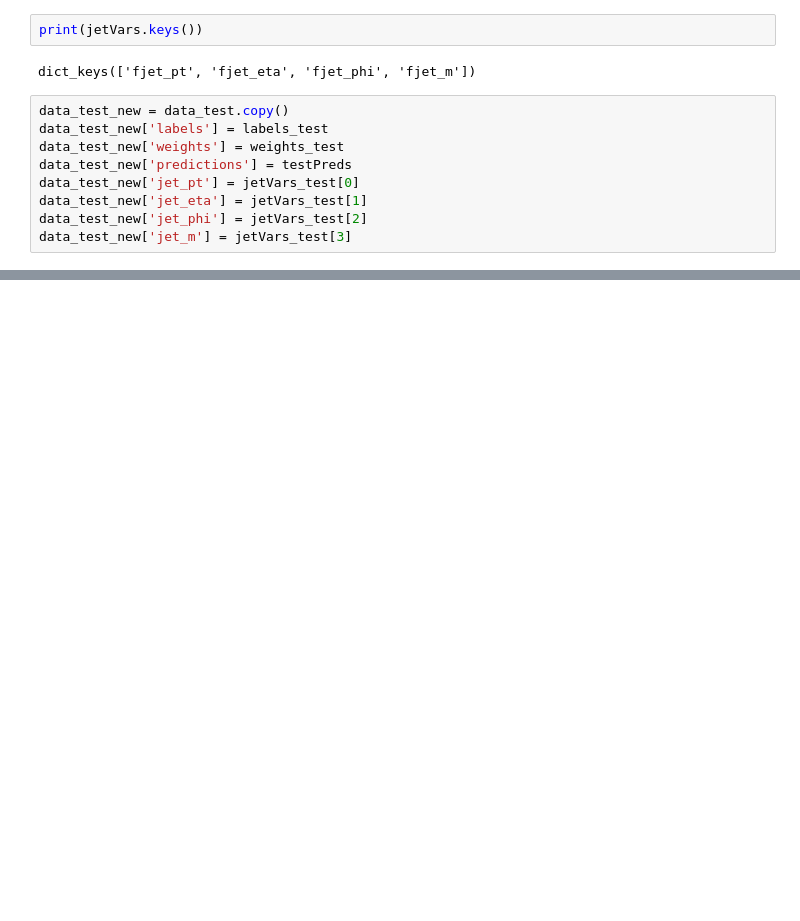
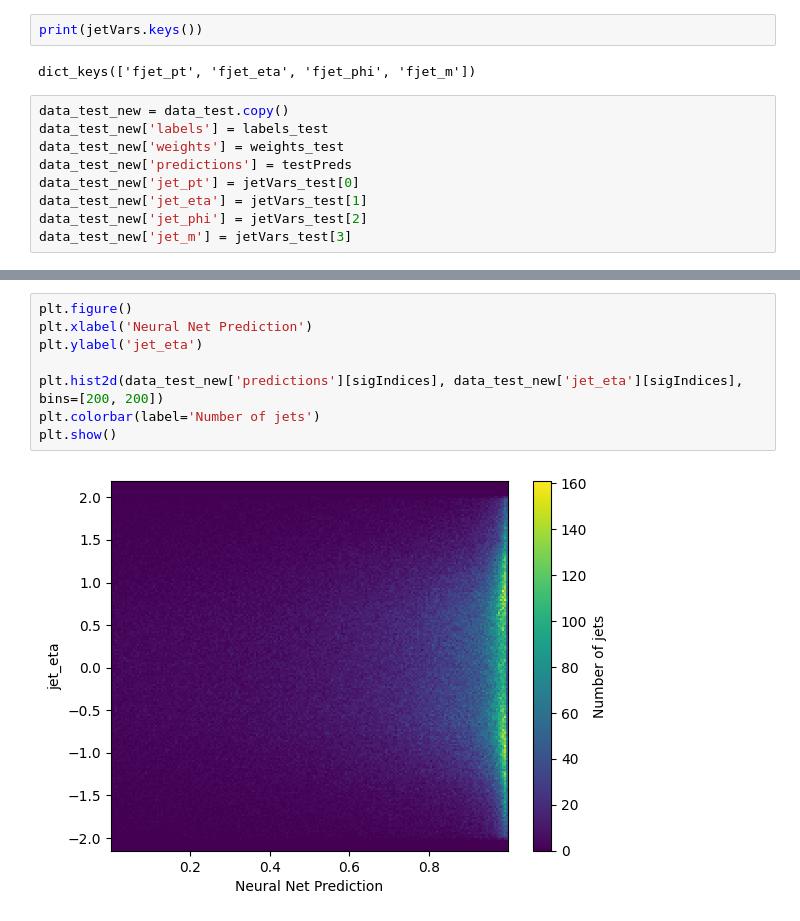
Before and after one commit to mkidson/Uni-Code, a Jupyter notebook: Honours/DS/Top_Tagging/topTaggingStats.ipynb, the cells around one changed output, grey strips where cells are left out. Drawn from its saved outputs; the diff is of its cells as text; blank space fills up the shorter version.

```diff
--- a/Honours/DS/Top_Tagging/topTaggingStats.ipynb
+++ b/Honours/DS/Top_Tagging/topTaggingStats.ipynb
@@ -96 +102,11 @@ Index(['fjet_Tau1_wta', 'fjet_Tau2_wta', 'fjet_Tau3_wta', 'fjet_Tau4_wta',
       dtype='object')
+# %%
+plt.figure()
+plt.xlabel('Neural Net Prediction')
+plt.ylabel('jet_eta')
+
+plt.hist2d(data_test_new['predictions'][sigIndices], data_test_new['jet_eta'][sigIndices], bins=[200, 200])
+plt.colorbar(label='Number of jets')
+plt.show()
+# %% [output]
+[figure, added]
```
Also changed, not shown: parts of 7 cells of this notebook, 5 other files.
